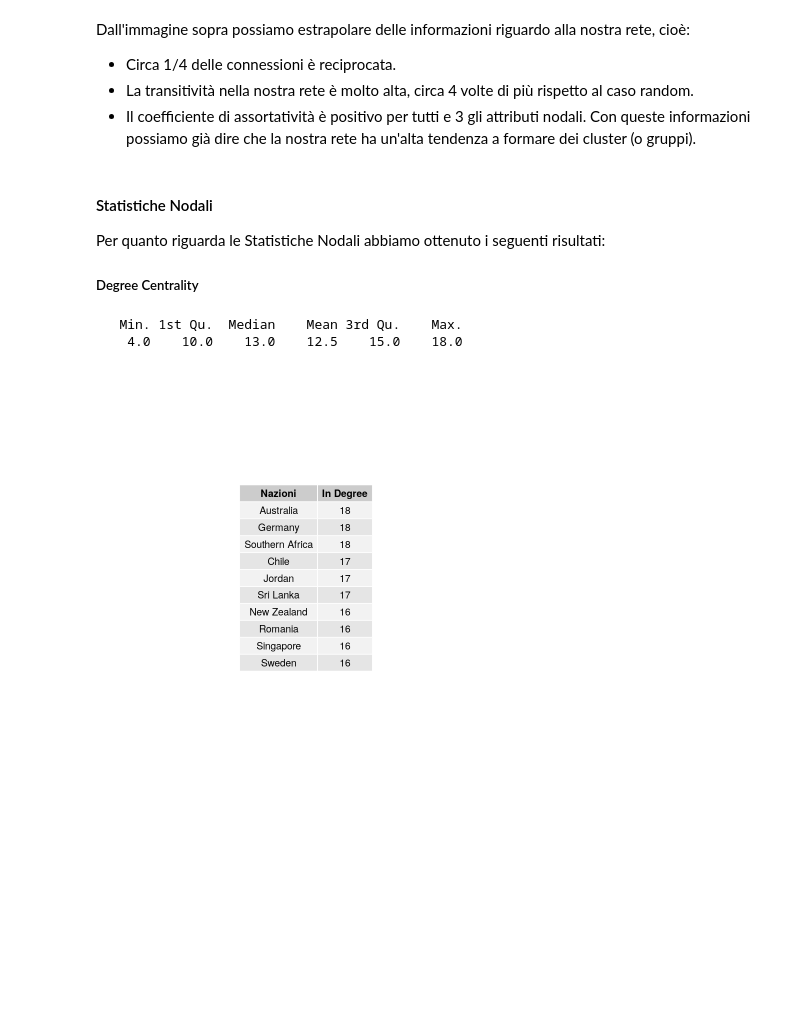
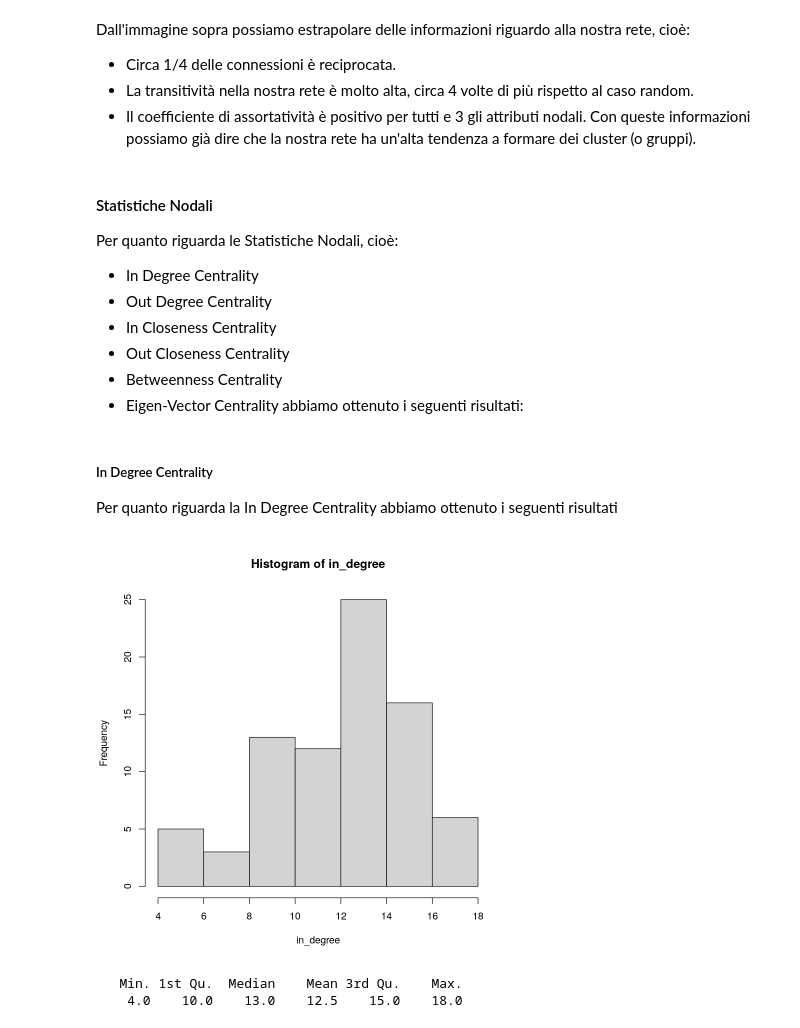
Before and after one commit to TokumiAlex/R-Project, a Jupyter notebook: relazioneProgetto.ipynb, the cells around one changed output. Drawn from its saved outputs; the diff is of its cells as text; code cells hidden in the pictures; blank space fills up the shorter version.

Commit message:
continuazion della relazion uwu

```diff
--- a/relazioneProgetto.ipynb
+++ b/relazioneProgetto.ipynb
@@ -98,20 +110,27 @@ Dall'immagine sopra possiamo estrapolare delle informazioni riguardo alla nostra
 Con queste informazioni possiamo già dire che la nostra rete ha un'alta tendenza a formare dei cluster (o gruppi).
 # %% [markdown]
 #### Statistiche Nodali
-Per quanto riguarda le Statistiche Nodali abbiamo ottenuto i seguenti risultati:
-##### Degree Centrality
+Per quanto riguarda le Statistiche Nodali, cioè:
+- In Degree Centrality
+- Out Degree Centrality
+- In Closeness Centrality
+- Out Closeness Centrality
+- Betweenness Centrality
+- Eigen-Vector Centrality
+abbiamo ottenuto i seguenti risultati:
-# %%
-# Calcolo della InDegree Centrality
-in_degree <- degree(g, mode = "in")
-
-# Summary e rappresentazione
-summary(in_degree)
-table_inDegree <- data.frame(
-	Names = V(g)$name[order(in_degree, decreasing = TRUE)[1:10]],
-	Values = in_degree[order(in_degree, decreasing = TRUE)[1:10]]
-)
-grid.table(table_inDegree, rows = NULL, cols = c("Nazioni", "In Degree"))
-# %% [output]
-   Min. 1st Qu.  Median    Mean 3rd Qu.    Max.
-    4.0    10.0    13.0    12.5    15.0    18.0
-[figure, removed]
+# %% [markdown]
+##### In Degree Centrality
+Per quanto riguarda la In Degree Centrality abbiamo ottenuto i seguenti risultati
+# %%
+# Calcolo della InDegree Centrality
+in_degree <- degree(g, mode = "in")
+# Istogramma dell'In Degree Centrality
+hist(in_degree)
+# %% [output]
+[figure, added]
+# %%
+# Stampo il Summary dell'In Degree Centrality
+summary(in_degree)
+# %% [output]
+   Min. 1st Qu.  Median    Mean 3rd Qu.    Max.
+    4.0    10.0    13.0    12.5    15.0    18.0
```
Also changed, not shown: parts of 5 cells of this notebook, 14 other files.
